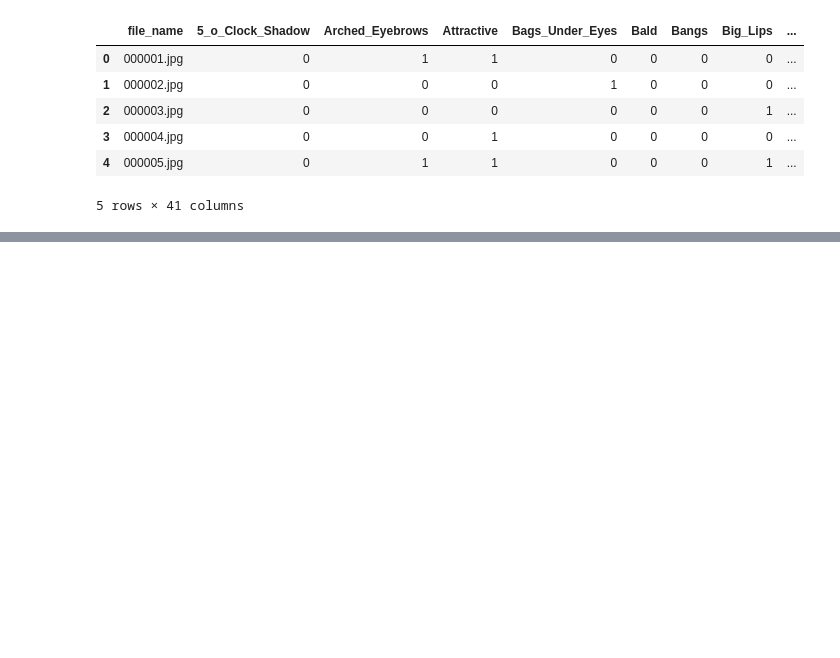
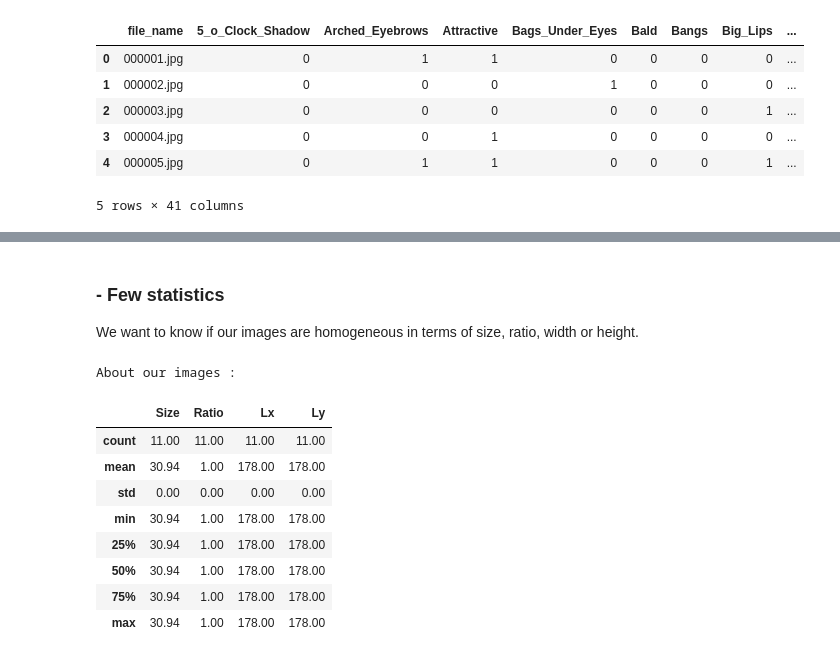
Before and after one commit to anesnabti/Fader_Network, a Jupyter notebook: Notebook_FN.ipynb, the cells around one changed output, grey strips where cells are left out. Cells and saved outputs as stored; diff of their text form; code cells hidden in the pictures; blank space fills up the shorter version.

```diff
--- a/Notebook_FN.ipynb
+++ b/Notebook_FN.ipynb
@@ -36,0 +37,23 @@ from importlib import reload
+# %%
+N_IMAGES = 202599
+dataset_table = f'{os.getcwd()}/data/list_attr_celeba.txt'
+attr_lines = [line.rstrip() for line in open(dataset_table, 'r')]
+attr_keys = 'file_name' + ' '+ attr_lines[1]
+matdata = []
+for i in range(1,N_IMAGES):
+    if i == 1:
+        list_data = np.array(attr_keys.replace('  ',' ').replace(',','').split()).reshape(1,-1)[0]
+    else:
+        list_data = np.array(attr_lines[i].replace('-1','0').replace('  ',' ').replace(',','').split()).reshape(1,-1)[0]
+    matdata.append(list_data)
+np.save(f'{os.getcwd()}/data/ATTRIBUTS.npy',np.array(matdata))
+"""
+    with open('./data/list_attr_celebatest.csv', 'a', newline='') as f_object:
+        # Pass the CSV  file object to the writer() function
+        writer_object = writer(f_object)
+        # Result - a writer object
+        # Pass the data in the list as an argument into the writerow() function
+        writer_object.writerow(list_data)
+        # Close the file object
+        f_object.close()
+"""
@@ -49,0 +110,29 @@ dataset_desc.head()
+# %% [markdown]
+### - Few statistics
+We want to know if our images are homogeneous in terms of size, ratio, width or height.
+# %%
+data_size  = []
+data_ratio = []
+data_lx    = []
+data_ly    = []
+
+for image in read_img:
+    (lx,ly,lz) = image.shape
+    data_size.append(lx*ly/1024)
+    data_ratio.append(lx/ly)
+    data_lx.append(lx)
+    data_ly.append(ly)
+
+df=pd.DataFrame({'Size':data_size, 'Ratio':data_ratio, 'Lx':data_lx, 'Ly':data_ly})
+display(df.describe().style.format("{0:.2f}").set_caption("About our images :"))
+# %% [output]
+About our images :
+|  | Size | Ratio | Lx | Ly |
+| count | 11.00 | 11.00 | 11.00 | 11.00 |
+| mean | 30.94 | 1.00 | 178.00 | 178.00 |
+| std | 0.00 | 0.00 | 0.00 | 0.00 |
+| min | 30.94 | 1.00 | 178.00 | 178.00 |
+| 25% | 30.94 | 1.00 | 178.00 | 178.00 |
+| 50% | 30.94 | 1.00 | 178.00 | 178.00 |
+| 75% | 30.94 | 1.00 | 178.00 | 178.00 |
+| max | 30.94 | 1.00 | 178.00 | 178.00 |
```
Also changed, not shown: parts of 13 cells of this notebook.
